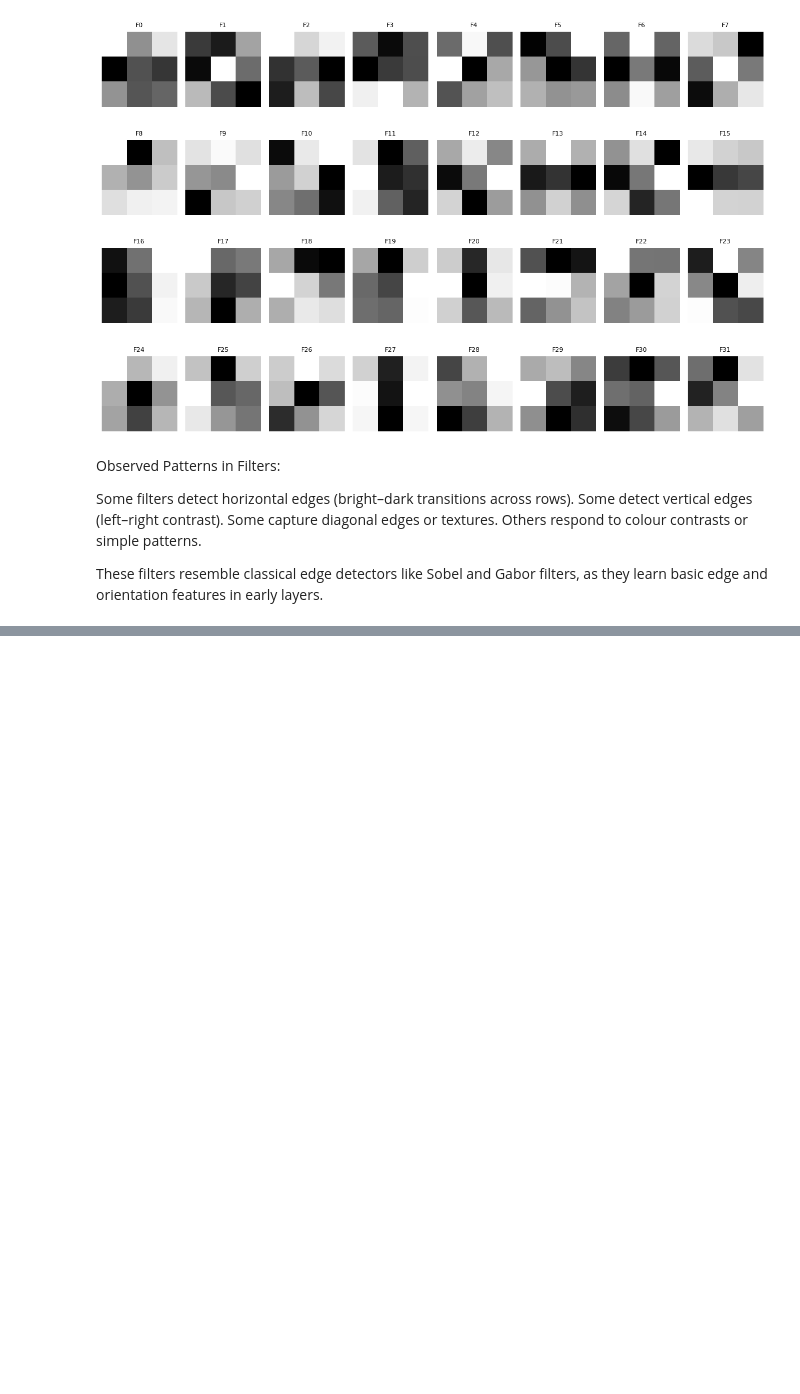
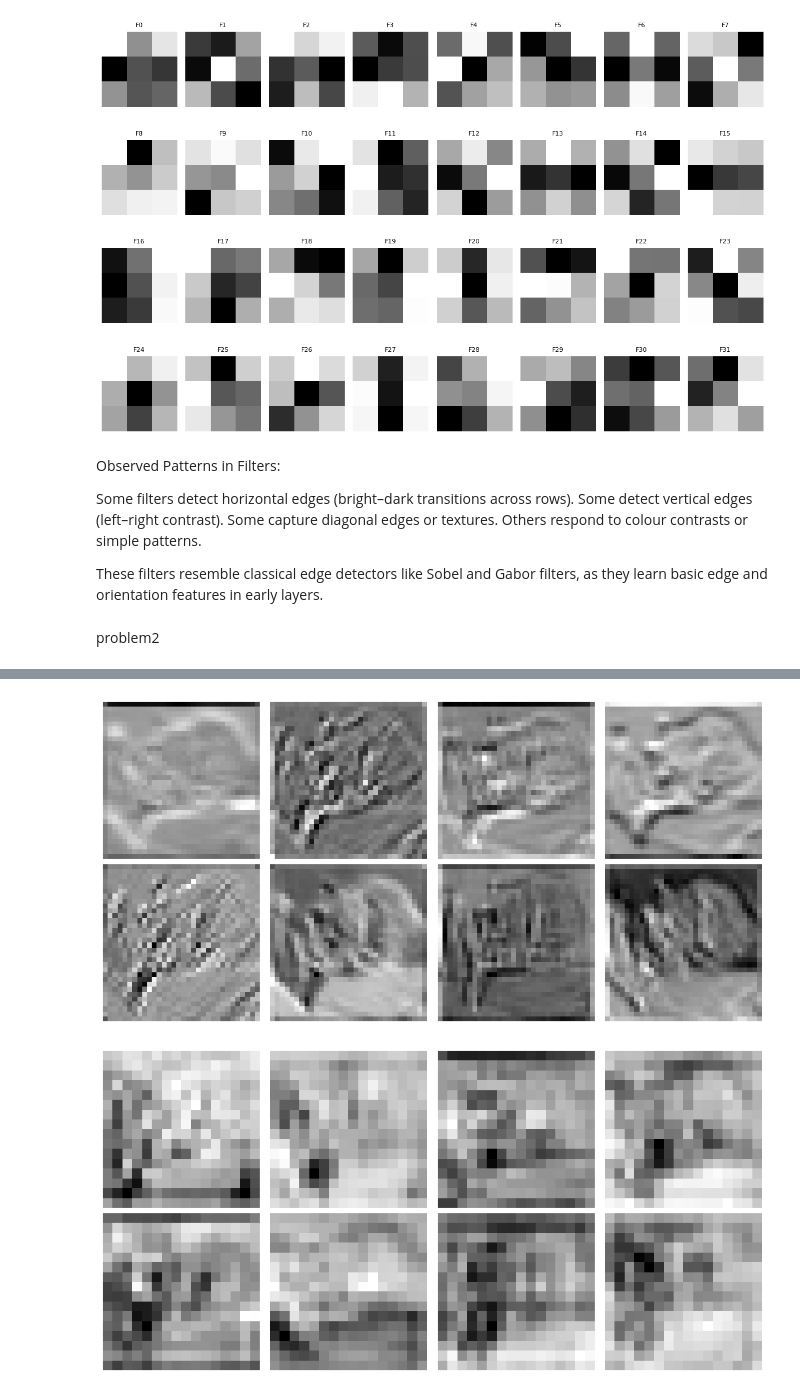
Before and after one commit to shivamkumar2626kr-del/ml, a Jupyter notebook: 24CD3038.ipynb, the cells around one changed output, grey strips where cells are left out. Drawn from its saved outputs; the diff is of its cells as text; code cells hidden in the pictures; blank space fills up the shorter version.

```diff
--- a/24CD3038.ipynb
+++ b/24CD3038.ipynb
@@ -1432,3 +1432,61 @@ Some capture diagonal edges or textures.
 Others respond to colour contrasts or simple patterns.
 
 These filters resemble classical edge detectors like Sobel and Gabor filters, as they learn basic edge and orientation features in early layers.
+# %% [markdown]
+problem2
+# %%
+import numpy as np
+import matplotlib.pyplot as plt
+from tensorflow.keras.models import Model
+from tensorflow.keras.datasets import cifar10
+from tensorflow.keras.layers import Conv2D
+
+# ---- Load data ----
+(_, _), (x_test, y_test) = cifar10.load_data()
+x_test = x_test.astype('float32') / 255.0
+
+# ---- Select one image ----
+img = x_test[0]
+img = np.expand_dims(img, axis=0)
+
+# ---- Get Conv2D layers ONLY (most reliable) ----
+conv_layers = []
+for layer in model.layers:
+    if isinstance(layer, Conv2D):
+        conv_layers.append(layer)
+
+# ---- Create sub-model ----
+activation_model = Model(
+    inputs=model.inputs,
+    outputs=[layer.output for layer in conv_layers]
+)
+
+# ---- Get feature maps ----
+feature_maps = activation_model.predict(img)
+
+# -------- First Conv Layer --------
+fmaps1 = feature_maps[0][0]
+
+plt.figure(figsize=(10,5))
+for i in range(8):
+    plt.subplot(2,4,i+1)
+    plt.imshow(fmaps1[:,:,i], cmap='gray')
+    plt.axis('off')
+
+plt.tight_layout()
+plt.savefig("fmaps_layer1.png")
+plt.show()
+
+# -------- Last Conv Layer --------
+fmaps_last = feature_maps[-1][0]
+
+plt.figure(figsize=(10,5))
+for i in range(8):
+    plt.subplot(2,4,i+1)
+    plt.imshow(fmaps_last[:,:,i], cmap='gray')
+    plt.axis('off')
+
+plt.tight_layout()
+plt.savefig("fmaps_last.png")
+plt.show()
+# %% [output]
@@ -1434,0 +1494,2 @@ These filters resemble classical edge detectors like Sobel and Gabor filters, as
+[figure, added]
+[figure, added]
```
Also changed, not shown: parts of 5 cells of this notebook.
